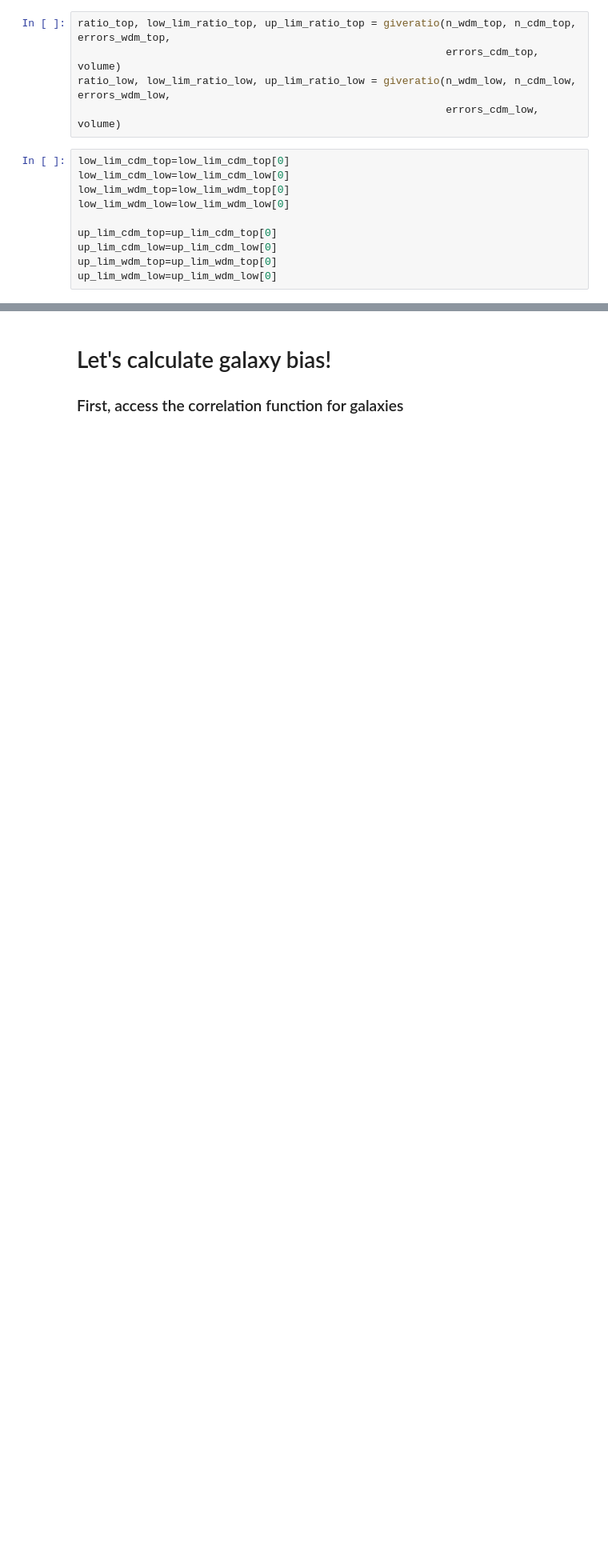
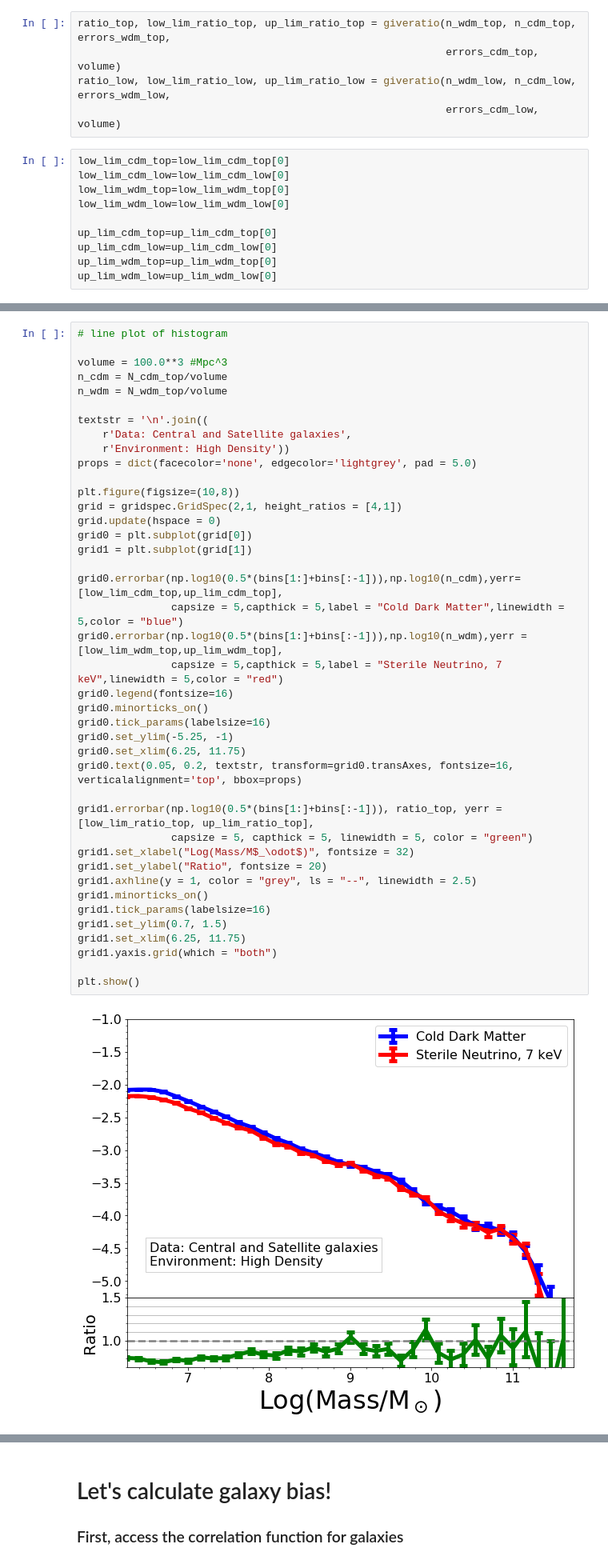
Before and after one commit to mshiferaw/WDM, a Jupyter notebook: Summer 2020/0 Environment_Galaxies_Part3.ipynb, the cells around one changed output, grey strips where cells are left out. Shown at 80% size. Drawn from its saved outputs; the diff is of its cells as text; blank space fills up the shorter version.

```diff
--- a/Summer 2020/0 Environment_Galaxies_Part3.ipynb
+++ b/Summer 2020/0 Environment_Galaxies_Part3.ipynb
@@ -481,0 +525,43 @@ plt.show()
+# %%
+# line plot of histogram
+
+volume = 100.0**3 #Mpc^3
+n_cdm = N_cdm_top/volume
+n_wdm = N_wdm_top/volume
+
+textstr = '\n'.join((
+    r'Data: Central and Satellite galaxies',
+    r'Environment: High Density'))
+props = dict(facecolor='none', edgecolor='lightgrey', pad = 5.0)
+
+plt.figure(figsize=(10,8))
+grid = gridspec.GridSpec(2,1, height_ratios = [4,1])
+grid.update(hspace = 0)
+grid0 = plt.subplot(grid[0])
+grid1 = plt.subplot(grid[1])
+
+grid0.errorbar(np.log10(0.5*(bins[1:]+bins[:-1])),np.log10(n_cdm),yerr=[low_lim_cdm_top,up_lim_cdm_top],
+               capsize = 5,capthick = 5,label = "Cold Dark Matter",linewidth = 5,color = "blue")
+grid0.errorbar(np.log10(0.5*(bins[1:]+bins[:-1])),np.log10(n_wdm),yerr = [low_lim_wdm_top,up_lim_wdm_top],
+               capsize = 5,capthick = 5,label = "Sterile Neutrino, 7 keV",linewidth = 5,color = "red")
+grid0.legend(fontsize=16)
+grid0.minorticks_on()
+grid0.tick_params(labelsize=16)
+grid0.set_ylim(-5.25, -1)
+grid0.set_xlim(6.25, 11.75)
+grid0.text(0.05, 0.2, textstr, transform=grid0.transAxes, fontsize=16, verticalalignment='top', bbox=props)
+
+grid1.errorbar(np.log10(0.5*(bins[1:]+bins[:-1])), ratio_top, yerr = [low_lim_ratio_top, up_lim_ratio_top],
+               capsize = 5, capthick = 5, linewidth = 5, color = "green")
+grid1.set_xlabel("Log(Mass/M$_\odot$)", fontsize = 32)
+grid1.set_ylabel("Ratio", fontsize = 20)
+grid1.axhline(y = 1, color = "grey", ls = "--", linewidth = 2.5)
+grid1.minorticks_on()
+grid1.tick_params(labelsize=16)
+grid1.set_ylim(0.7, 1.5)
+grid1.set_xlim(6.25, 11.75)
+grid1.yaxis.grid(which = "both")
+
+plt.show()
+# %% [output]
+[figure, added]
```
Also changed, not shown: parts of 10 cells of this notebook.
